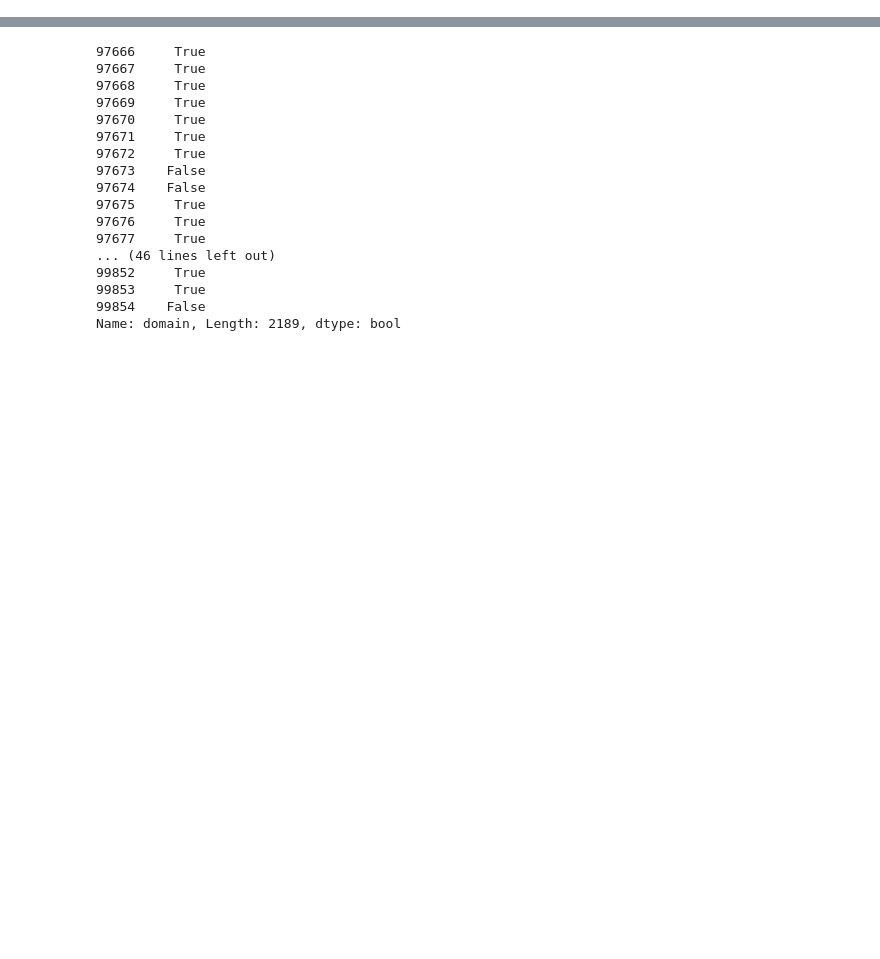
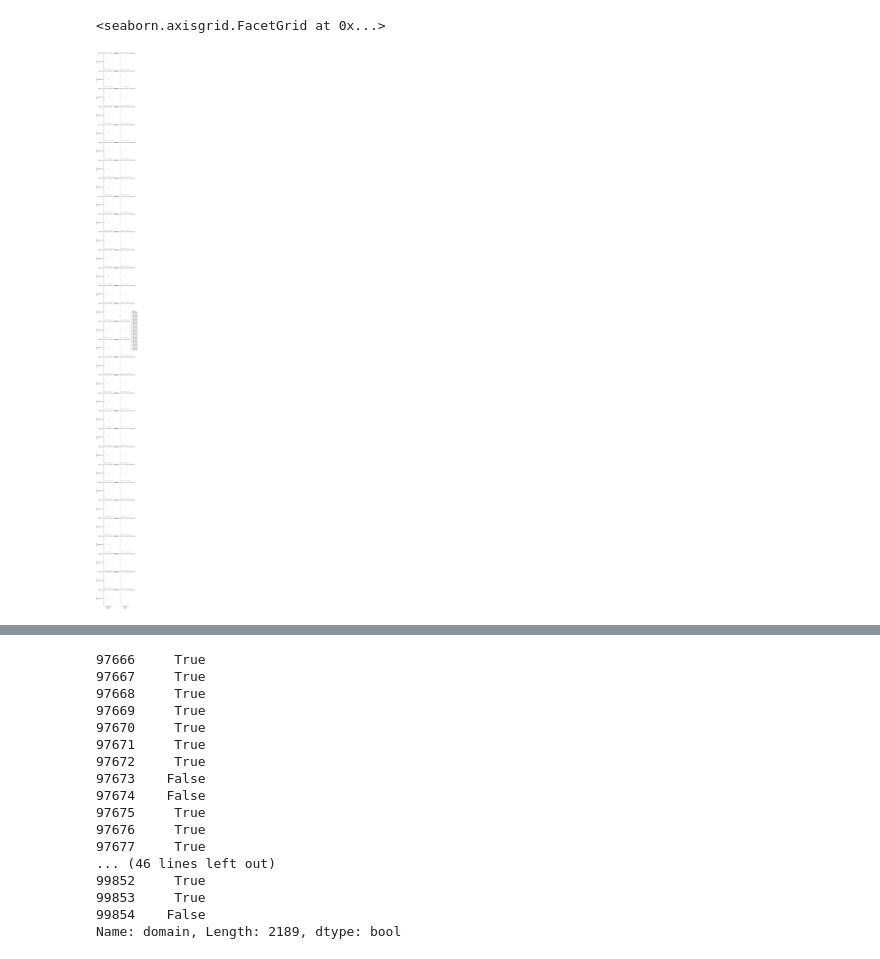
Before and after one commit to gikr/ods_and_other, a Jupyter notebook: week2.ipynb, the cells around one changed output, grey strips where cells are left out. Drawn from its saved outputs; the diff is of its cells as text; code cells hidden in the pictures; blank space fills up the shorter version.

```diff
--- a/week2.ipynb
+++ b/week2.ipynb
@@ -39,6 +39,13 @@ df['published'] = pd.to_datetime(df['published']).dt.date
 df['published'] = df['published'].apply(lambda x: datetime.datetime.strftime(x, '%Y-%m-%d'))
 
 df = df[(df['published'] >= '2015-03-01') & (df['published'] <= '2015-03-31')]
+# %%
+g = sns.FacetGrid(df, row="published", col="domain", hue="published")
+g.map(plt.scatter, "published", "domain")
+g.add_legend()
+# %% [output]
+<seaborn.axisgrid.FacetGrid at 0x...>
+[figure, added]
 # %%
 df
 # %% [output]
```
Also changed, not shown: parts of 7 cells of this notebook.
